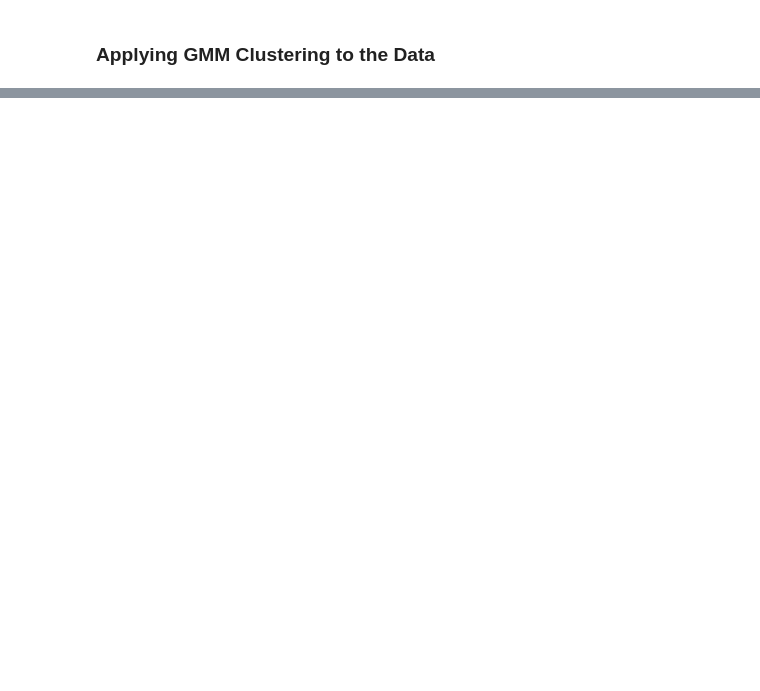
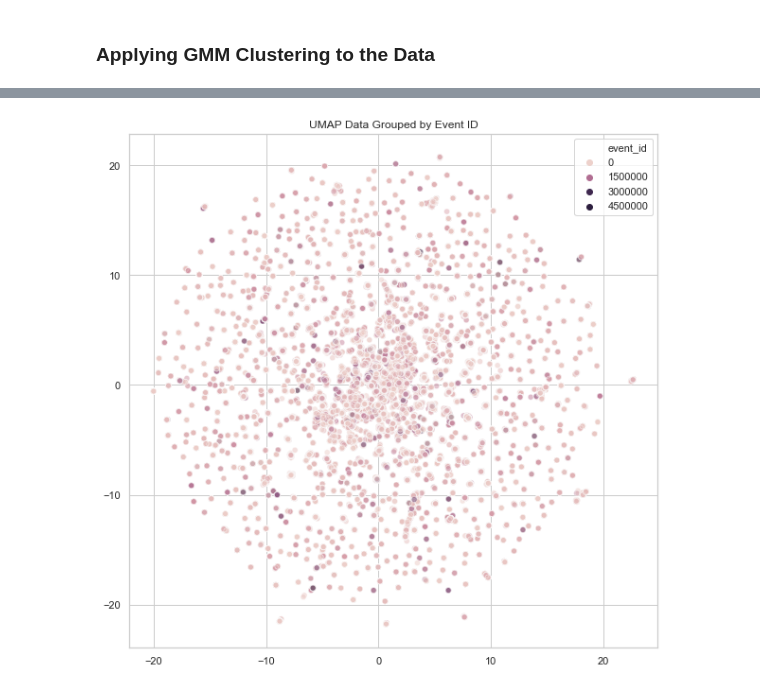
Before and after one commit to jhl126/Talking-Data-User-Demographics, a Jupyter notebook: Final Capstone Clustering.ipynb, the cells around one changed output, grey strips where cells are left out. Saved outputs shown, nothing was run; the diff lists cells and outputs as text; code cells hidden in the pictures; blank space fills up the shorter version.

```diff
--- a/Final Capstone Clustering.ipynb
+++ b/Final Capstone Clustering.ipynb
@@ -286,0 +289,6 @@ plt.show()
+# %%
+sns.scatterplot(X_umap[:, 0], X_umap[:, 1], hue=final_df["event_id"], alpha=0.5)
+plt.title("UMAP Data Grouped by Event ID")
+plt.show()
+# %% [output]
+[figure, added]
```
Also changed, not shown: parts of 20 cells of this notebook.
